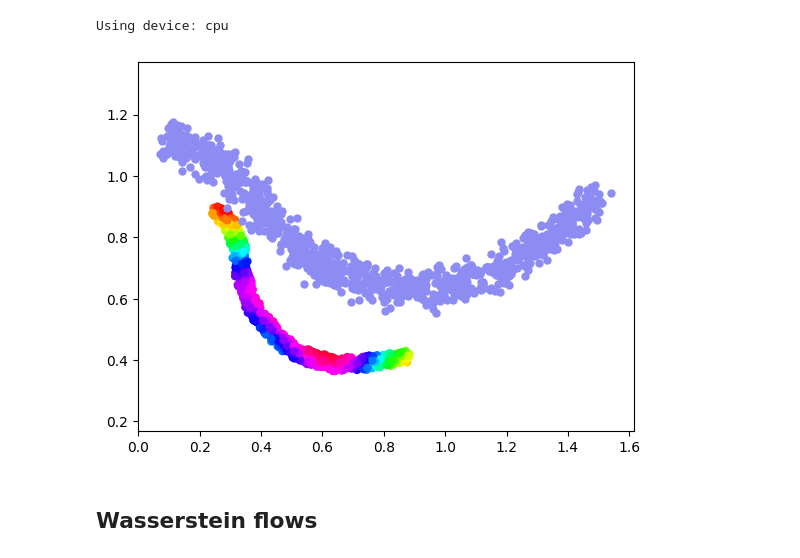
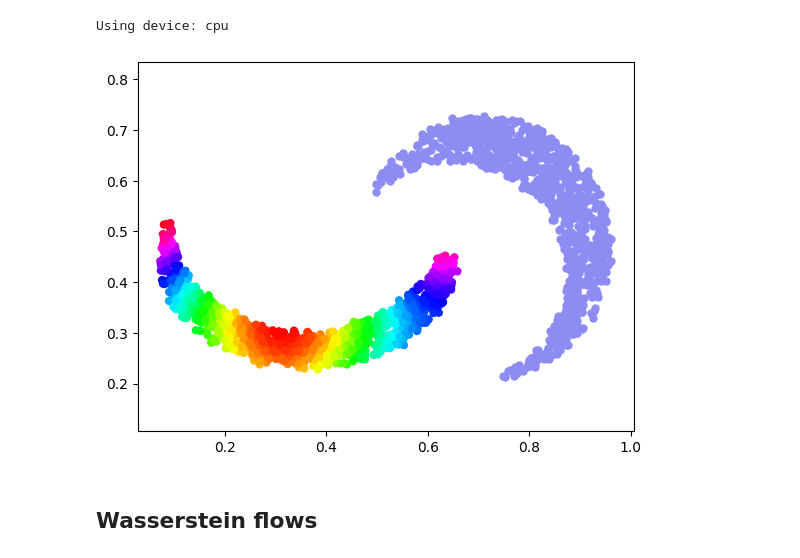
Before and after one commit to clementgilli/Wasserstein-Gradient-Flows-RobOT, a Jupyter notebook: robot.ipynb, the cells around one changed output. Saved outputs shown, nothing was run; the diff lists cells and outputs as text; code cells hidden in the pictures.

```diff
--- a/robot.ipynb
+++ b/robot.ipynb
@@ -15,29 +19,29 @@ Using device: cpu
 # %%
 N, M = (1000, 1000) if not use_cuda else (10000, 10000)
 
-X_i = draw_samples("data/Worm_a.png", N, dtype).to(device)
-#Y_j = draw_samples("data/worm_b.png", M, dtype)
+X_i = draw_samples("data/moon_a.png", N, dtype).to(device)
+Y_j = draw_samples("data/moon_b.png", M, dtype).to(device)
 
 #affine transformation of X_i
-theta = np.pi / 6  # rotation angle
-scale = 1.8       # scaling factor
-translation = torch.tensor([0.5, -0.5], device=device).type(dtype)
+#theta = np.pi / 6  # rotation angle
+#scale = 1.8       # scaling factor
+#translation = torch.tensor([0.5, -0.5], device=device).type(dtype)
 
-Y_j = scale * torch.tensor([[np.cos(theta), -np.sin(theta)],
-                            [np.sin(theta),  np.cos(theta)]], device=device).type(dtype) @ X_i.t()
-Y_j = Y_j.t() + translation
-Y_j += 0.02 * torch.randn_like(Y_j)
-Y_j = Y_j.contiguous()
+#Y_j = scale * torch.tensor([[np.cos(theta), -np.sin(theta)],
+#                            [np.sin(theta),  np.cos(theta)]], device=device).type(dtype) @ X_i.t()
+#Y_j = Y_j.t() + translation
+#Y_j += 0.02 * torch.randn_like(Y_j)
+#Y_j = Y_j.contiguous()
 
 A_i = torch.ones((N, 1), device=device) / N
 B_j = torch.ones((1, M), device=device) / M
 
 colors = (np.cos(10 * X_i[:, 0].cpu().numpy()) + np.cos(10 * X_i[:, 1].cpu().numpy()))
 plt.scatter(X_i[:, 0].cpu(), X_i[:, 1].cpu(), 25, colors, cmap='hsv')
 plt.scatter(Y_j[:, 0].cpu(), Y_j[:, 1].cpu(), 25, [(0.55, 0.55, 0.95)])
 plt.axis("equal");
 # %% [output]
-[figure, old version]
+[figure, new version]
 # %% [markdown]
 ## Wasserstein flows
 # %%
```
Also changed, not shown: parts of 7 cells of this notebook, 5 other files.
